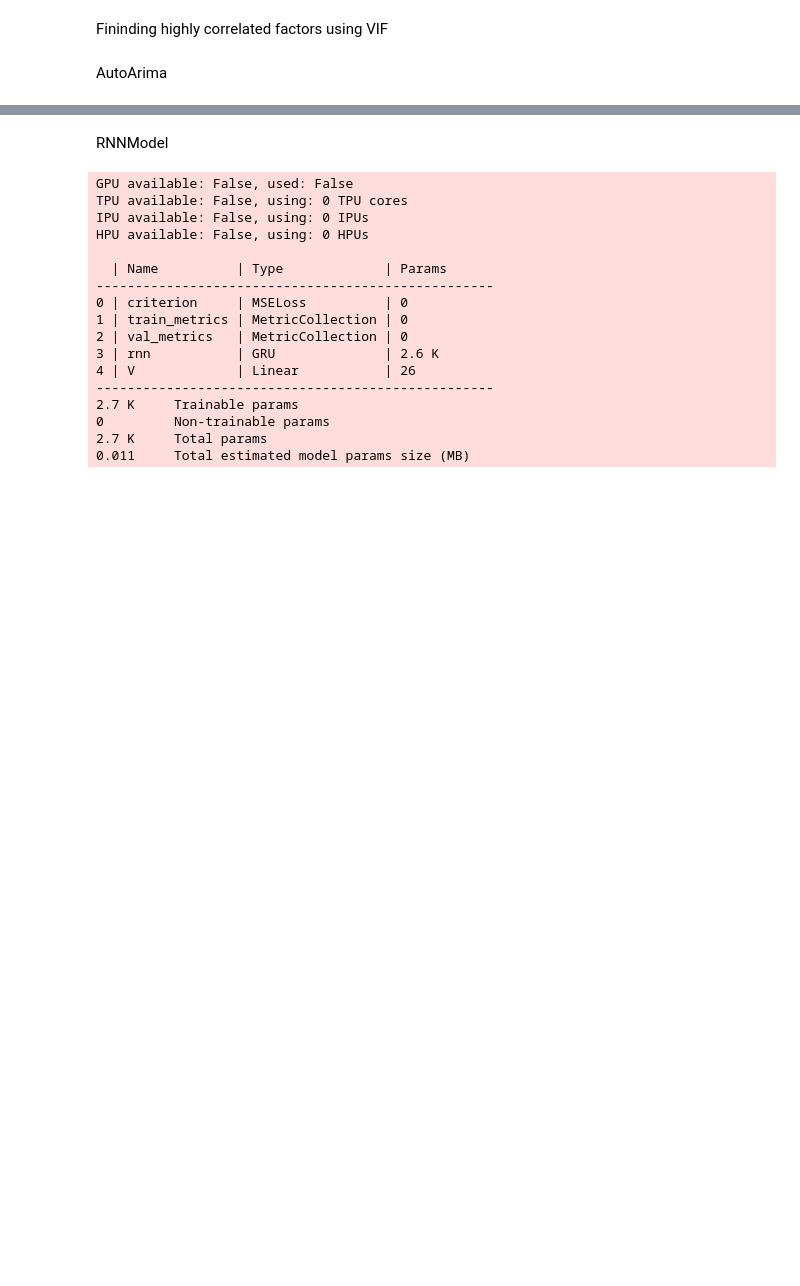
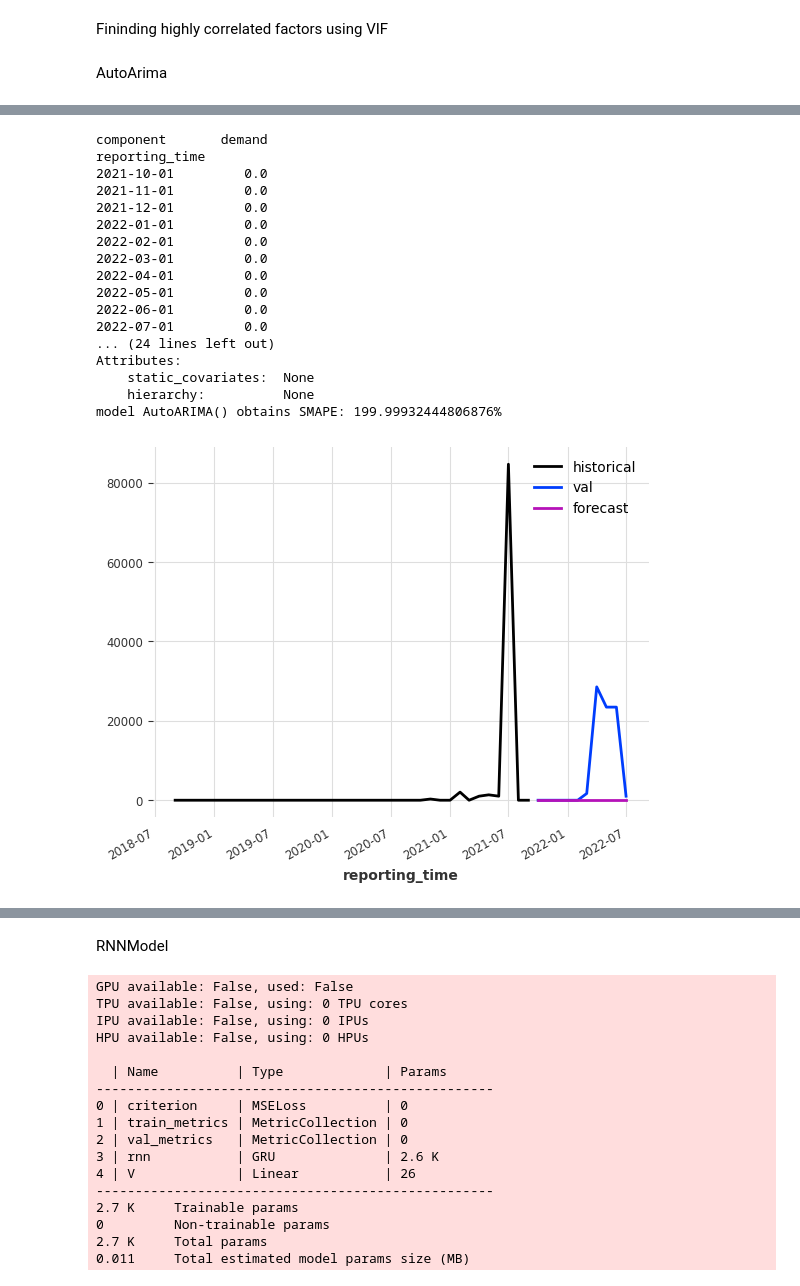
Before and after one commit to SongaZonga/tum_DAP_project, a Jupyter notebook: darts_test.ipynb, the cells around one changed output, grey strips where cells are left out. Saved outputs shown, nothing was run; the diff lists cells and outputs as text; code cells hidden in the pictures; blank space fills up the shorter version.

```diff
--- a/darts_test.ipynb
+++ b/darts_test.ipynb
@@ -189,0 +167,37 @@ model AutoARIMA(information_criterion=hqic) obtains SMAPE: 40.902153836136875%
+# %%
+# autoArima = AutoARIMA(information_criterion = 'hqic')
+from darts.models import AutoARIMA
+model_arima = AutoARIMA()
+def eval_model(model, train, val):
+    model.fit(series=train['demand'])
+    forecast=model.predict(len(val['demand']))
+    forecast=scaler_val_uni.inverse_transform(forecast)
+    val = scaler_val_all.inverse_transform(val)
+    forecast = TimeSeries.pd_dataframe(scaler_val_uni.transform(forecast))
+    forecast['demand'] = forecast['demand'].apply(lambda x: x if x>0 else 0.01)
+    forecast = TimeSeries.from_dataframe(forecast)
+    print(f"model {model} obtains SMAPE: {smape(val['demand'], forecast)}%")
+    scaler_train.inverse_transform(train)['demand'].plot(label='historical')
+    val['demand'].plot(label='val')
+    forecast.plot(label = 'forecast')
+
+eval_model(model=model_arima, train=train_set, val=val_set_all)
+# %% [output]
+component       demand
+reporting_time
+2021-10-01         0.0
+2021-11-01         0.0
+2021-12-01         0.0
+2022-01-01         0.0
+2022-02-01         0.0
+2022-03-01         0.0
+2022-04-01         0.0
+2022-05-01         0.0
+2022-06-01         0.0
+2022-07-01         0.0
+... (24 lines left out)
+Attributes:
+    static_covariates:  None
+    hierarchy:          None
+model AutoARIMA() obtains SMAPE: 199.99932444806876%
+[figure, added]
```
Also changed, not shown: parts of 18 cells of this notebook, 2 other files.
